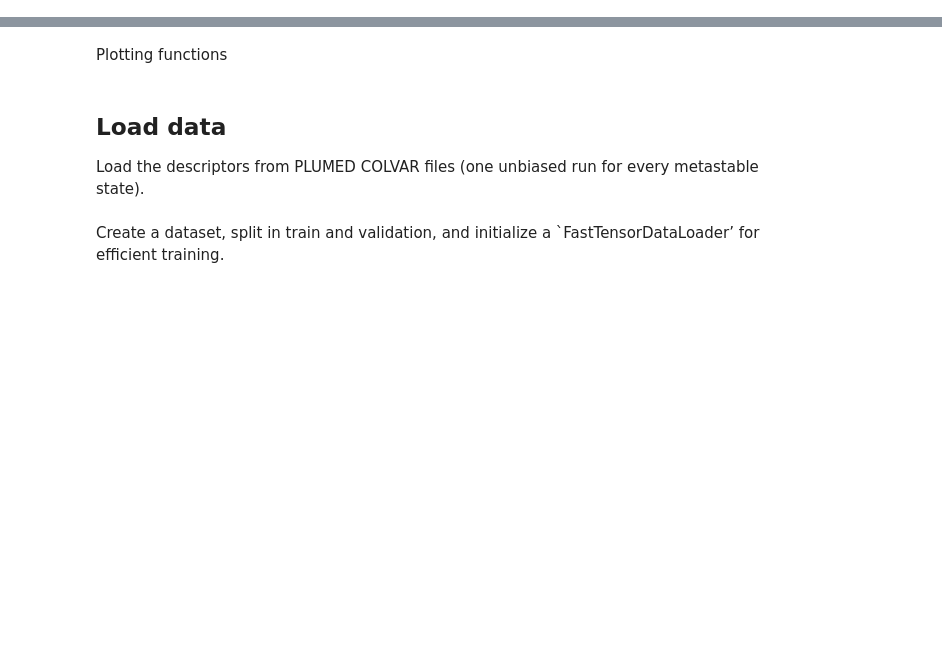
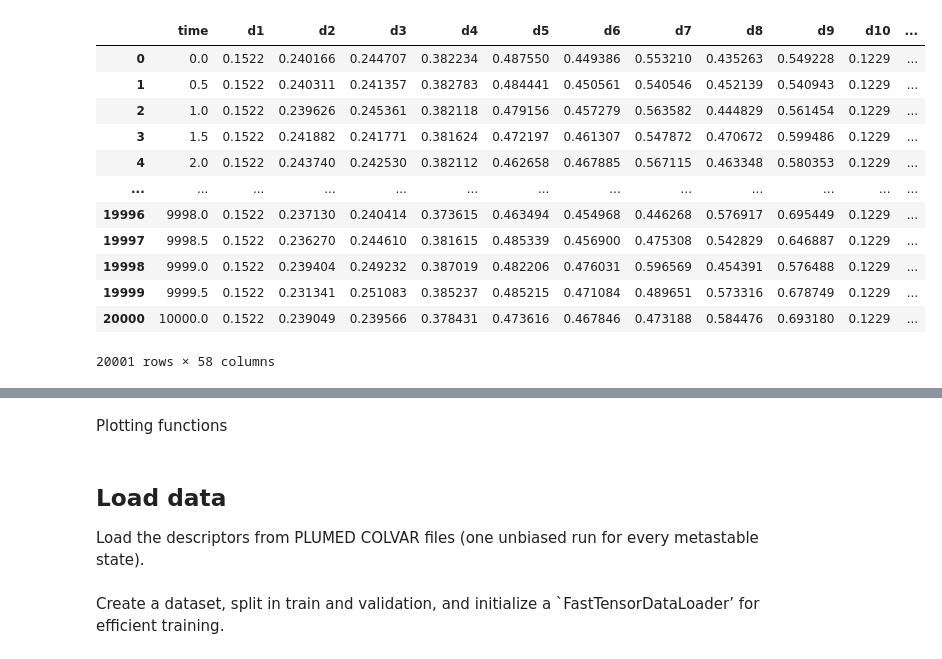
Before and after one commit to thangckt/note_md, a Jupyter notebook: notebook/free_energy/mlcv/1_mlcvs_Deep_LDA_Alanine_dipeptide.ipynb, the cells around one changed output, grey strips where cells are left out. Cells and saved outputs as stored; diff of their text form; code cells hidden in the pictures; blank space fills up the shorter version.

```diff
--- a/notebook/free_energy/mlcv/1_mlcvs_Deep_LDA_Alanine_dipeptide.ipynb
+++ b/notebook/free_energy/mlcv/1_mlcvs_Deep_LDA_Alanine_dipeptide.ipynb
@@ -25,0 +42,20 @@ warnings.filterwarnings('ignore')
+# %%
+from thatool.io import read_data
+
+## State A
+df = read_data.matrix_auto("data/ala2_md/COLVAR_stateA", column_line=0)
+df
+# %% [output]
+|  | time | d1 | d2 | d3 | d4 | d5 | d6 | d7 | d8 | d9 | d10 | ... |
+| 0 | 0.0 | 0.1522 | 0.240166 | 0.244707 | 0.382234 | 0.487550 | 0.449386 | 0.553210 | 0.435263 | 0.549228 | 0.1229 | ... |
+| 1 | 0.5 | 0.1522 | 0.240311 | 0.241357 | 0.382783 | 0.484441 | 0.450561 | 0.540546 | 0.452139 | 0.540943 | 0.1229 | ... |
+| 2 | 1.0 | 0.1522 | 0.239626 | 0.245361 | 0.382118 | 0.479156 | 0.457279 | 0.563582 | 0.444829 | 0.561454 | 0.1229 | ... |
+| 3 | 1.5 | 0.1522 | 0.241882 | 0.241771 | 0.381624 | 0.472197 | 0.461307 | 0.547872 | 0.470672 | 0.599486 | 0.1229 | ... |
+| 4 | 2.0 | 0.1522 | 0.243740 | 0.242530 | 0.382112 | 0.462658 | 0.467885 | 0.567115 | 0.463348 | 0.580353 | 0.1229 | ... |
+| ... | ... | ... | ... | ... | ... | ... | ... | ... | ... | ... | ... | ... |
+| 19996 | 9998.0 | 0.1522 | 0.237130 | 0.240414 | 0.373615 | 0.463494 | 0.454968 | 0.446268 | 0.576917 | 0.695449 | 0.1229 | ... |
+| 19997 | 9998.5 | 0.1522 | 0.236270 | 0.244610 | 0.381615 | 0.485339 | 0.456900 | 0.475308 | 0.542829 | 0.646887 | 0.1229 | ... |
+| 19998 | 9999.0 | 0.1522 | 0.239404 | 0.249232 | 0.387019 | 0.482206 | 0.476031 | 0.596569 | 0.454391 | 0.576488 | 0.1229 | ... |
+| 19999 | 9999.5 | 0.1522 | 0.231341 | 0.251083 | 0.385237 | 0.485215 | 0.471084 | 0.489651 | 0.573316 | 0.678749 | 0.1229 | ... |
+| 20000 | 10000.0 | 0.1522 | 0.239049 | 0.239566 | 0.378431 | 0.473616 | 0.467846 | 0.473188 | 0.584476 | 0.693180 | 0.1229 | ... |
+20001 rows × 58 columns
```
Also changed, not shown: parts of 5 cells of this notebook, 1 other file.
